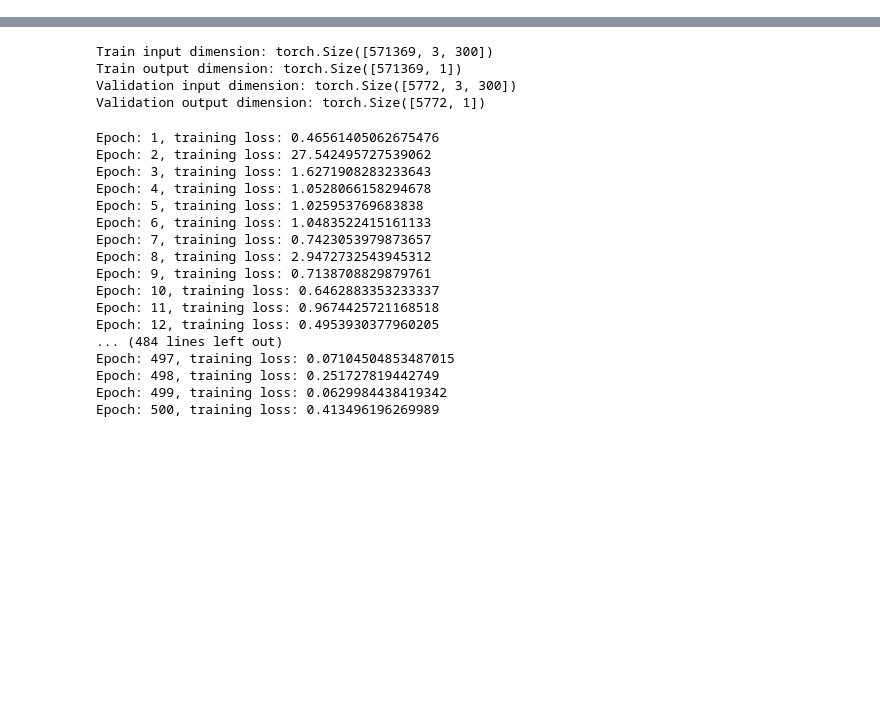
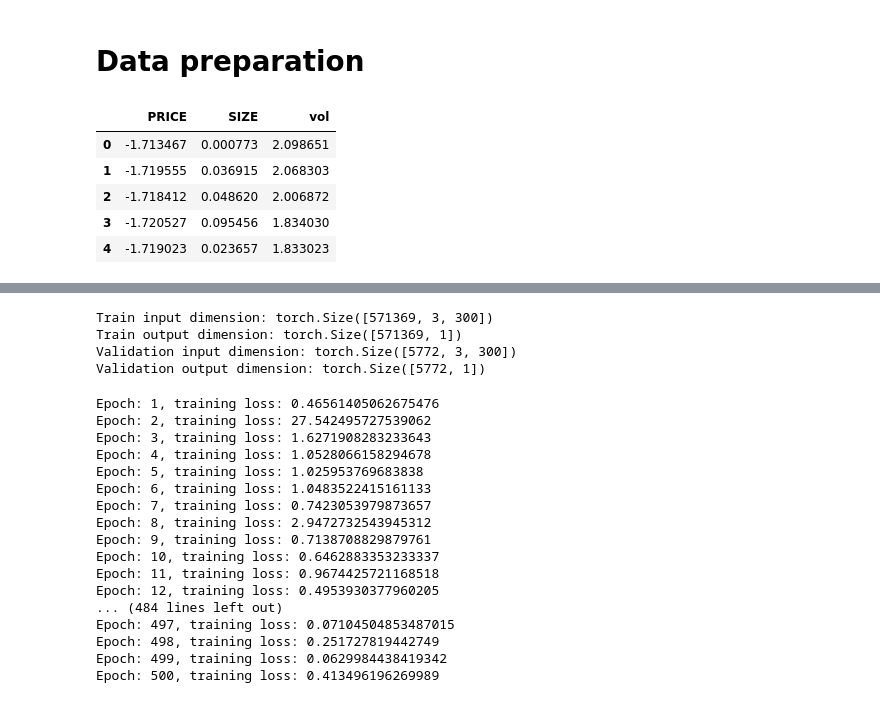
Before and after one commit to sashavoit-zz/volatility-trader, a Jupyter notebook: net.ipynb, the cells around one changed output, grey strips where cells are left out. Drawn from its saved outputs; the diff is of its cells as text; code cells hidden in the pictures; blank space fills up the shorter version.

```diff
--- a/net.ipynb
+++ b/net.ipynb
@@ -23,0 +26,13 @@ Requirement already satisfied: pytz>=2017.3 in /usr/local/lib/python3.7/dist-pac
+# %% [markdown]
+# Data preparation
+# %%
+df = pd.read_csv("5sec_intervals_no_na_normed.csv")
+df = df[['PRICE', 'SIZE', 'vol']]
+df.head()
+# %% [output]
+|  | PRICE | SIZE | vol |
+| 0 | -1.713467 | 0.000773 | 2.098651 |
+| 1 | -1.719555 | 0.036915 | 2.068303 |
+| 2 | -1.718412 | 0.048620 | 2.006872 |
+| 3 | -1.720527 | 0.095456 | 1.834030 |
+| 4 | -1.719023 | 0.023657 | 1.833023 |
```
Also changed, not shown: parts of 18 cells of this notebook.
